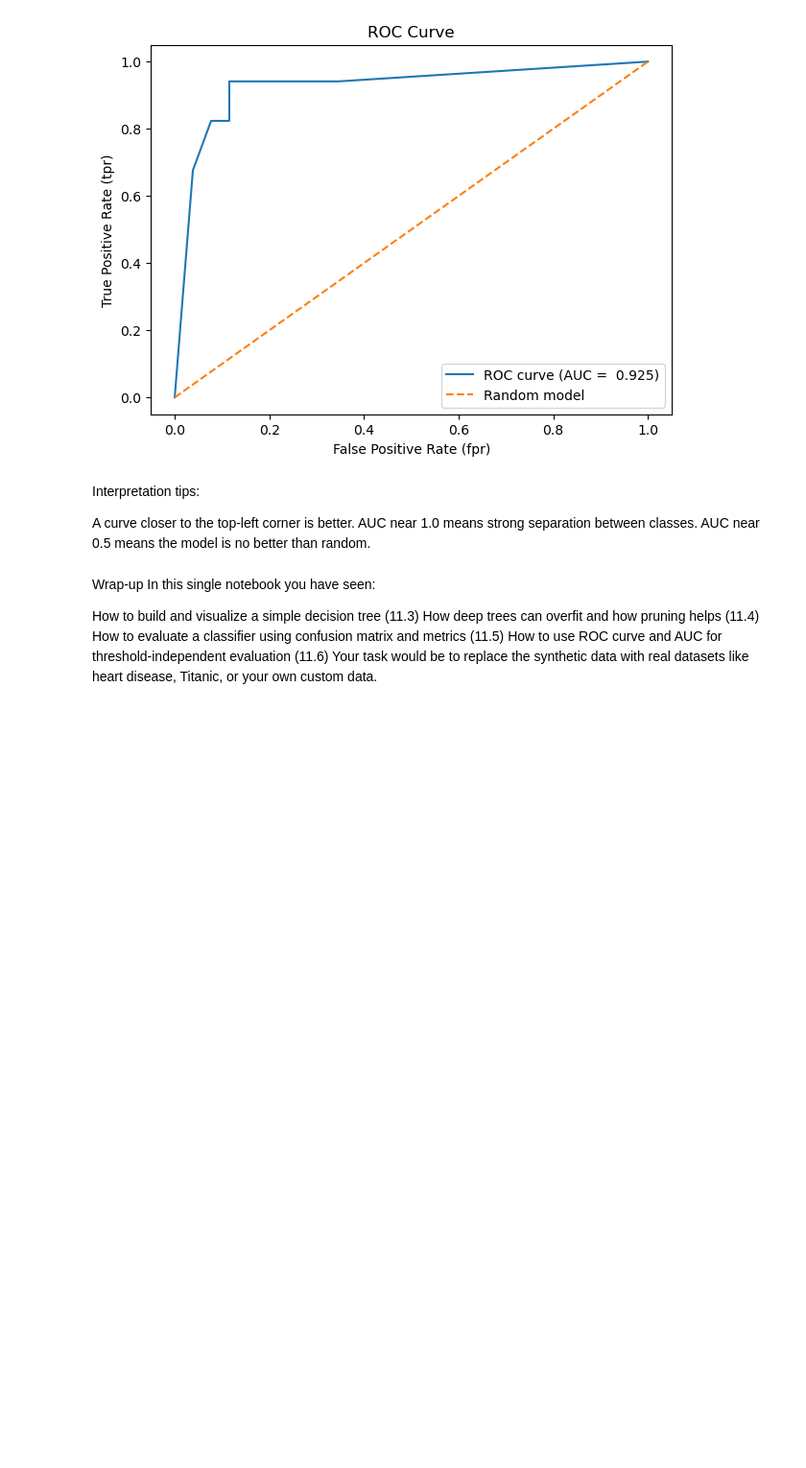
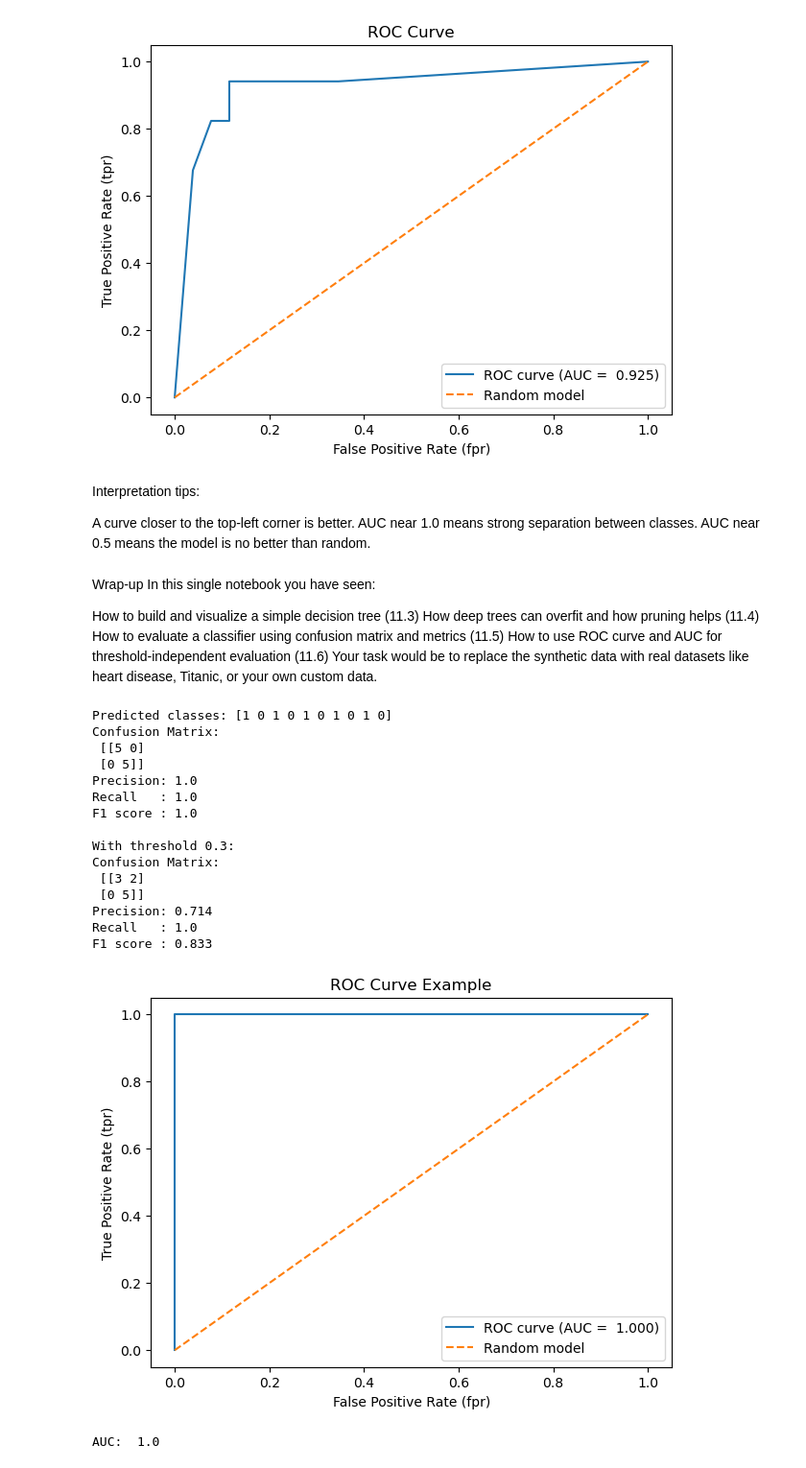
Before and after one commit to sayeedarefin/PHITRON_ML_AI, a Jupyter notebook: Module_11.ipynb, the cells around one changed output. Shown at 96% size. Drawn from its saved outputs; the diff is of its cells as text; code cells hidden in the pictures; blank space fills up the shorter version.

```diff
--- a/Module_11.ipynb
+++ b/Module_11.ipynb
@@ -419,3 +419,78 @@ How deep trees can overfit and how pruning helps (11.4)
 How to evaluate a classifier using confusion matrix and metrics (11.5)
 How to use ROC curve and AUC for threshold-independent evaluation (11.6)
 Your task would be to replace the synthetic data with real datasets like heart disease, Titanic, or your own custom data.
+# %%
+y_true = np.array([1,0,1,0,1,0,1,0,1,0])
+y_prob = np.array([0.9,0.1,0.85,0.2,0.7,0.4,0.6,0.3,0.95,0.05])
+
+#now these are two numpy arrays: y_true and y_prob.
+#With threshold 0.5, convert probabilities to class predictions
+y_pred = (y_prob >= 0.5).astype(int)
+print('Predicted classes:', y_pred)
+
+# compute:
+
+# Confusion matrix
+# Precision
+# Recall
+# F1 score
+cm_example = confusion_matrix(y_true, y_pred)
+prec_example = precision_score(y_true, y_pred)
+rec_example = recall_score(y_true, y_pred)
+f1_example = f1_score(y_true, y_pred)
+print('Confusion Matrix:\n', cm_example)
+print('Precision:', round(prec_example,3))
+print('Recall   :', round(rec_example,3))
+print('F1 score :', round(f1_example,3))
+
+# With threshold 0.3, convert probabilities to class predictions again and recompute the same metrics.
+y_pred_03 = (y_prob >= 0.3).astype(int)
+cm_example_03 = confusion_matrix(y_true, y_pred_03)
+prec_example_03 = precision_score(y_true, y_pred_03)
+rec_example_03 = recall_score(y_true, y_pred_03)
+f1_example_03 = f1_score(y_true, y_pred_03)
+print('\nWith threshold 0.3:')
+print('Confusion Matrix:\n', cm_example_03)
+print('Precision:', round(prec_example_03,3))
+print('Recall   :', round(rec_example_03,3))
+print('F1 score :', round(f1_example_03,3))
+
+
+#In 3 to 4 sentences, explain how lowering the threshold from 0.5 to 0.3 changed precision and recall and why this happens.
+# Lowering the threshold from 0.5 to 0.3 increased recall but decreased precision. This happens because a lower threshold means that more instances are classified as positive, which captures more true positives (increasing recall) but also includes more false positives (decreasing precision). Essentially, the model becomes more sensitive to detecting positive cases at the cost of making more incorrect positive predictions.
+
+#Plot the ROC curve using y_true and y_prob.
+fpr_ex, tpr_ex, thresholds_ex = roc_curve(y_true, y_prob)
+roc_auc_ex = auc(fpr_ex, tpr_ex)
+plt.figure()
+plt.plot(fpr_ex, tpr_ex, label=f'ROC curve (AUC = {roc_auc_ex: .3f})')
+plt.plot([0,1], [0,1], linestyle='--', label='Random model')
+plt.xlabel('False Positive Rate (fpr)')
+plt.ylabel('True Positive Rate (tpr)')
+plt.title("ROC Curve Example")
+plt.legend()
+plt.show()
+
+#Compute the AUC and print it with 3 decimal places.
+print('AUC: ', round(roc_auc_ex, 3))
+
+#Add a one or two line comment on what a high or low AUC means in this context.
+# A high AUC indicates that the model has a good ability to distinguish between positive and negative classes, meaning it can effectively identify true positives while minimizing false positives. Conversely, a low AUC suggests that the model performs poorly in distinguishing between the classes, leading to a higher rate of misclassification.
+# %% [output]
+Predicted classes: [1 0 1 0 1 0 1 0 1 0]
+Confusion Matrix:
+ [[5 0]
+ [0 5]]
+Precision: 1.0
+Recall   : 1.0
+F1 score : 1.0
+
+With threshold 0.3:
+Confusion Matrix:
+ [[3 2]
+ [0 5]]
+Precision: 0.714
+Recall   : 1.0
+F1 score : 0.833
+[figure, added]
+AUC:  1.0
```
Also changed, not shown: parts of 1 cell of this notebook, 1 other file.
